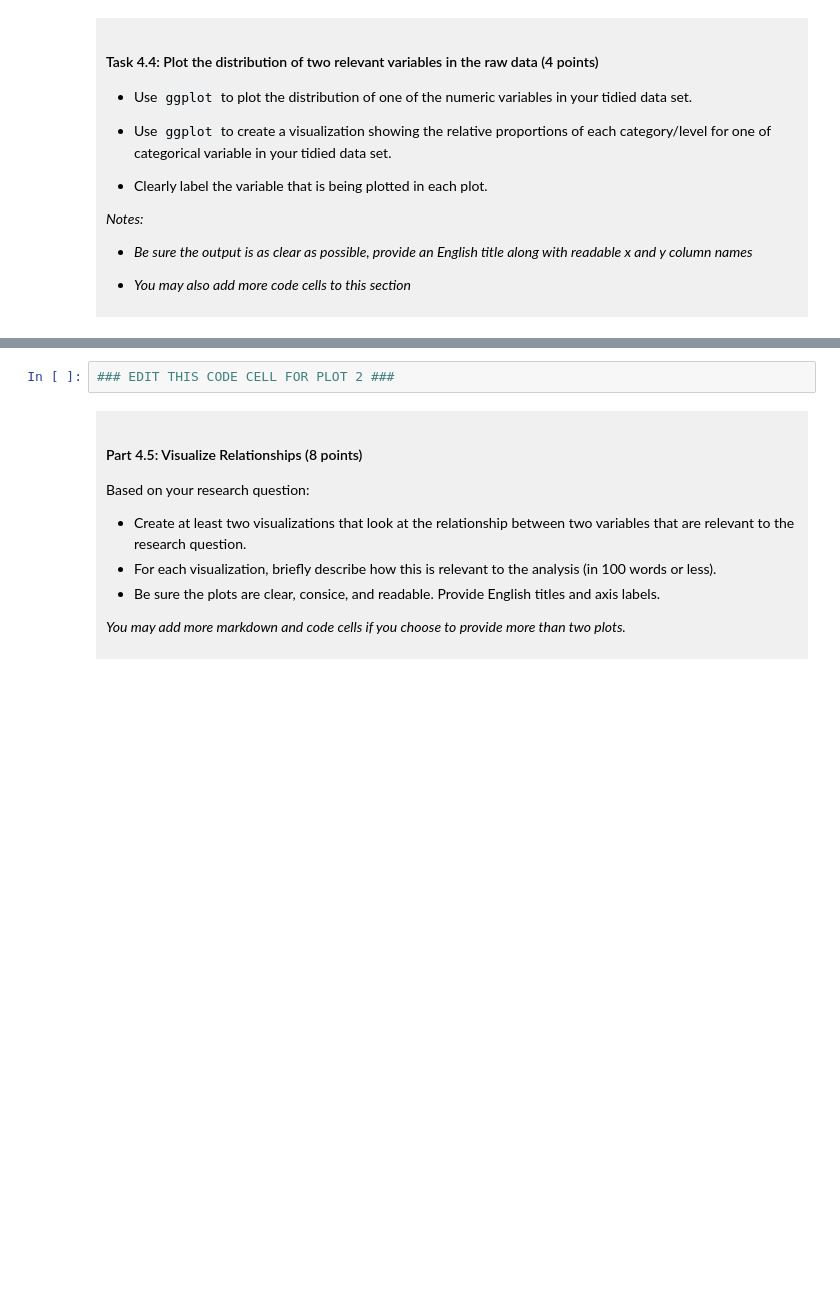
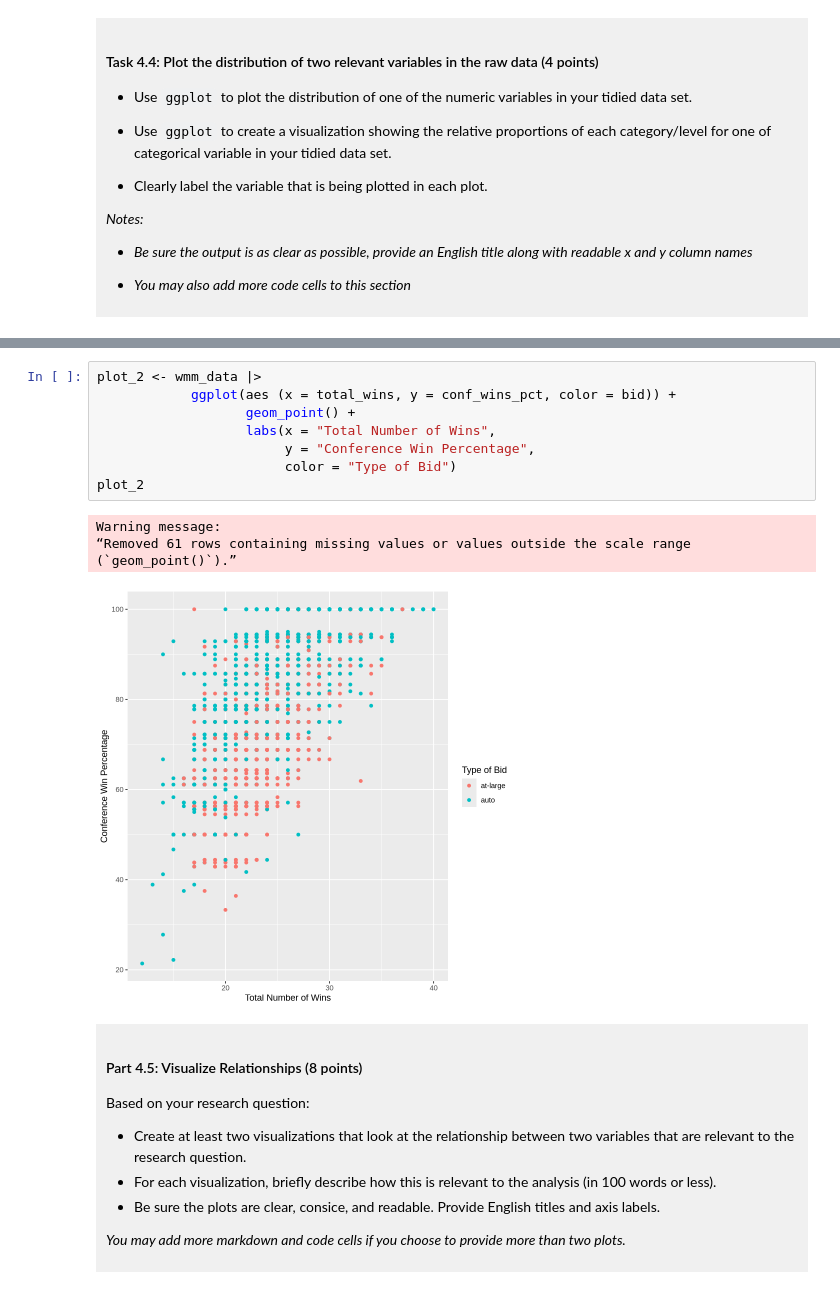
Before and after one commit to njancola/dsci-100-project-nora-jancola, a Jupyter notebook: dsci-100-project-notebook.ipynb, the cells around one changed output, grey strips where cells are left out. Cells and saved outputs as stored; diff of their text form; blank space fills up the shorter version.

```diff
--- a/dsci-100-project-notebook.ipynb
+++ b/dsci-100-project-notebook.ipynb
@@ -295,5 +337,16 @@ You will refine your research question (if needed) and produce a tidy data set.
 # %%
-### EDIT THIS CODE CELL FOR PLOT 2 ###
+plot_2 <- wmm_data |>
+            ggplot(aes (x = total_wins, y = conf_wins_pct, color = bid)) +
+                   geom_point() +
+                   labs(x = "Total Number of Wins",
+                        y = "Conference Win Percentage",
+                        color = "Type of Bid")
+plot_2
+# %% [output]
+Warning message:
+“Removed 61 rows containing missing values or values outside the scale range
+(`geom_point()`).”
+[figure, added]
 # %% [markdown]
 <div style="background-color: #f0f0f0; padding: 10px;">
 
```
Also changed, not shown: parts of 9 cells of this notebook.
